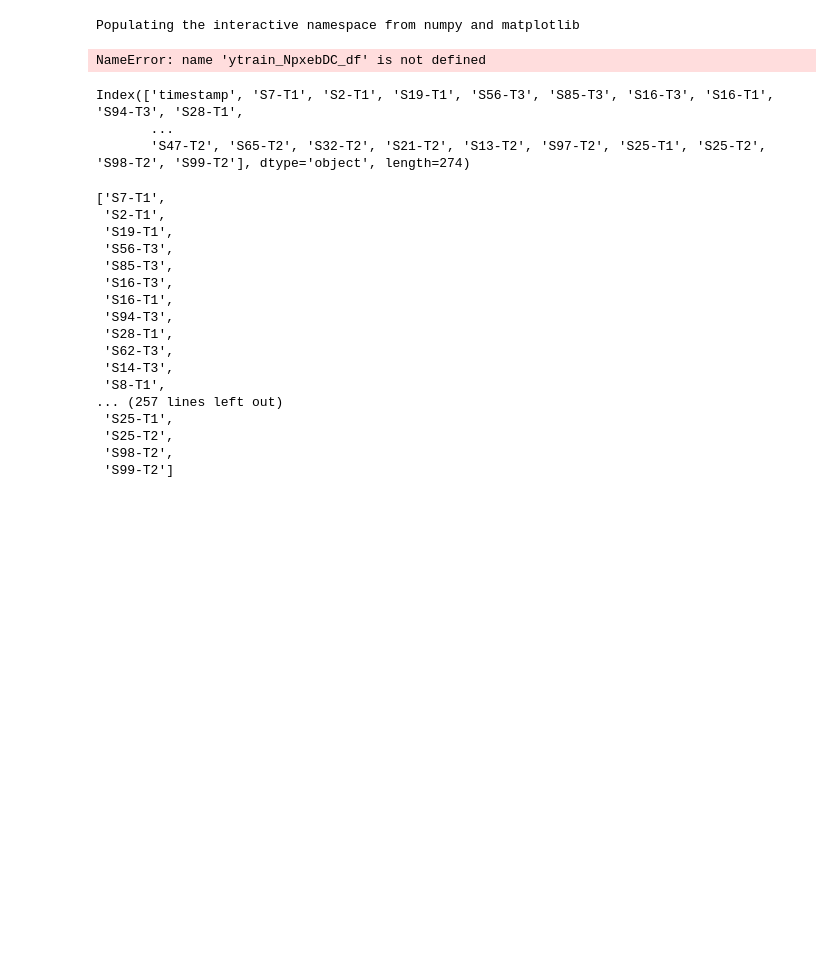
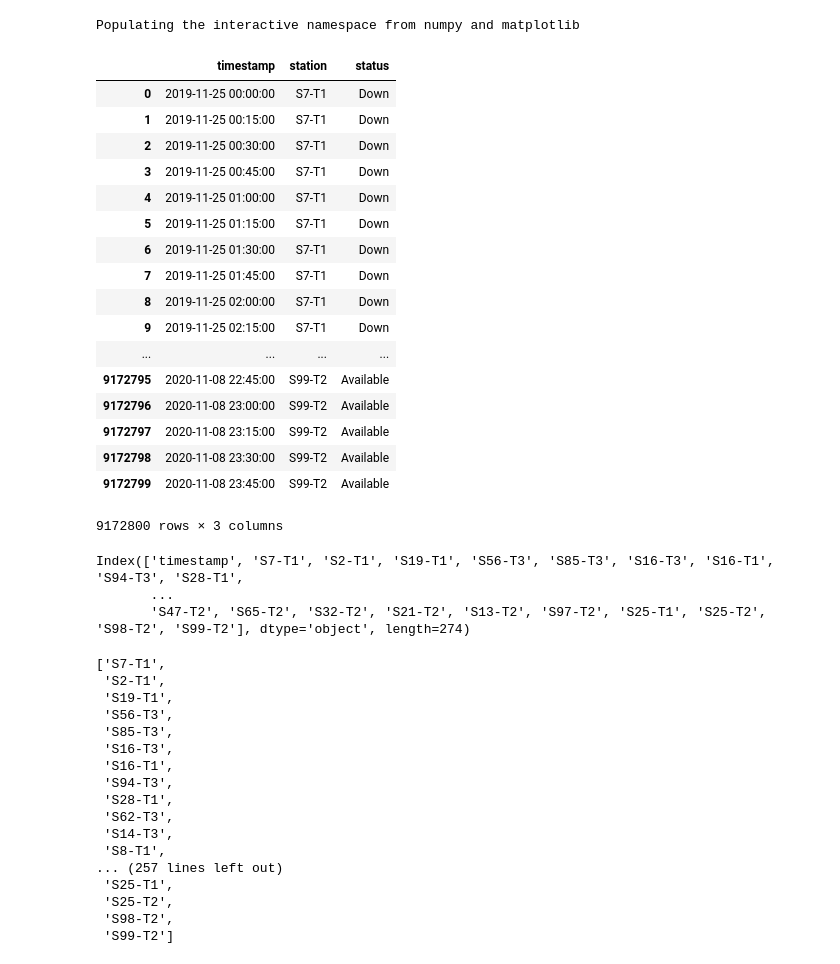
Before and after one commit to jtobelem-simplon/planete-oui-challenge, a Jupyter notebook: ipython_notebooks/jtobelem's Python notebook.ipynb, the cells around one changed output. Saved outputs shown, nothing was run; the diff lists cells and outputs as text; code cells hidden in the pictures; blank space fills up the shorter version.

```diff
--- a/ipython_notebooks/jtobelem's Python notebook.ipynb
+++ b/ipython_notebooks/jtobelem's Python notebook.ipynb
@@ -11,14 +11,36 @@ import pandas as pd
 mydataset = dataiku.Dataset("ytrain_NpxebDC")
 ytrain_long_df = mydataset.get_dataframe()
 # %%
+ytrain_long_df.fillna(method='ffill', inplace=True, limit = 4)
+ytrain_long_df.fillna(value='Offline', inplace=True)
+
 ytrain_long_df['timestamp'] = pd.to_datetime(ytrain_long_df.timestamp)
 ytrain_long_df.set_index('timestamp', inplace=True)
 ytrain_long_df = ytrain_long_df.resample('15min').bfill()
 ytrain_long_df.reset_index(inplace=True)
 
-ytrain_long_df = pd.melt(ytrain_NpxebDC_df, id_vars=['timestamp'], var_name='station', value_name='status')
+ytrain_long_df = pd.melt(ytrain_long_df, id_vars=['timestamp'], var_name='station', value_name='status')
-# %% [output]
-NameError: name 'ytrain_NpxebDC_df' is not defined
+# %%
+ytrain_long_df
+# %% [output]
+|  | timestamp | station | status |
+| 0 | 2019-11-25 00:00:00 | S7-T1 | Down |
+| 1 | 2019-11-25 00:15:00 | S7-T1 | Down |
+| 2 | 2019-11-25 00:30:00 | S7-T1 | Down |
+| 3 | 2019-11-25 00:45:00 | S7-T1 | Down |
+| 4 | 2019-11-25 01:00:00 | S7-T1 | Down |
+| 5 | 2019-11-25 01:15:00 | S7-T1 | Down |
+| 6 | 2019-11-25 01:30:00 | S7-T1 | Down |
+| 7 | 2019-11-25 01:45:00 | S7-T1 | Down |
+| 8 | 2019-11-25 02:00:00 | S7-T1 | Down |
+| 9 | 2019-11-25 02:15:00 | S7-T1 | Down |
+| ... | ... | ... | ... |
+| 9172795 | 2020-11-08 22:45:00 | S99-T2 | Available |
+| 9172796 | 2020-11-08 23:00:00 | S99-T2 | Available |
+| 9172797 | 2020-11-08 23:15:00 | S99-T2 | Available |
+| 9172798 | 2020-11-08 23:30:00 | S99-T2 | Available |
+| 9172799 | 2020-11-08 23:45:00 | S99-T2 | Available |
+9172800 rows × 3 columns
 # %%
 df.columns
 # %% [output]
```
